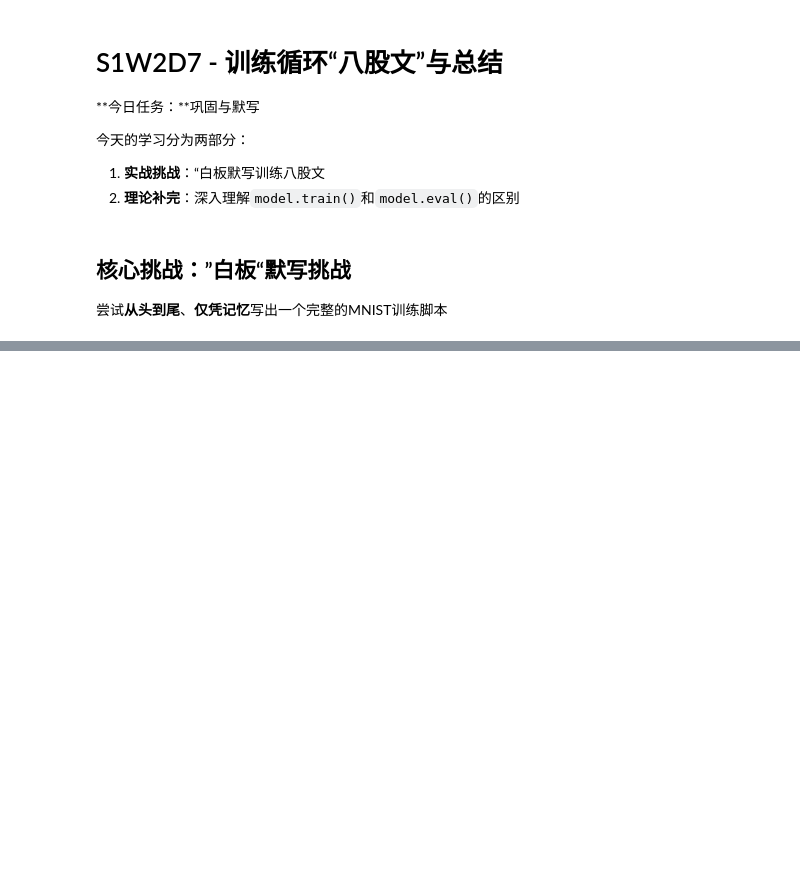
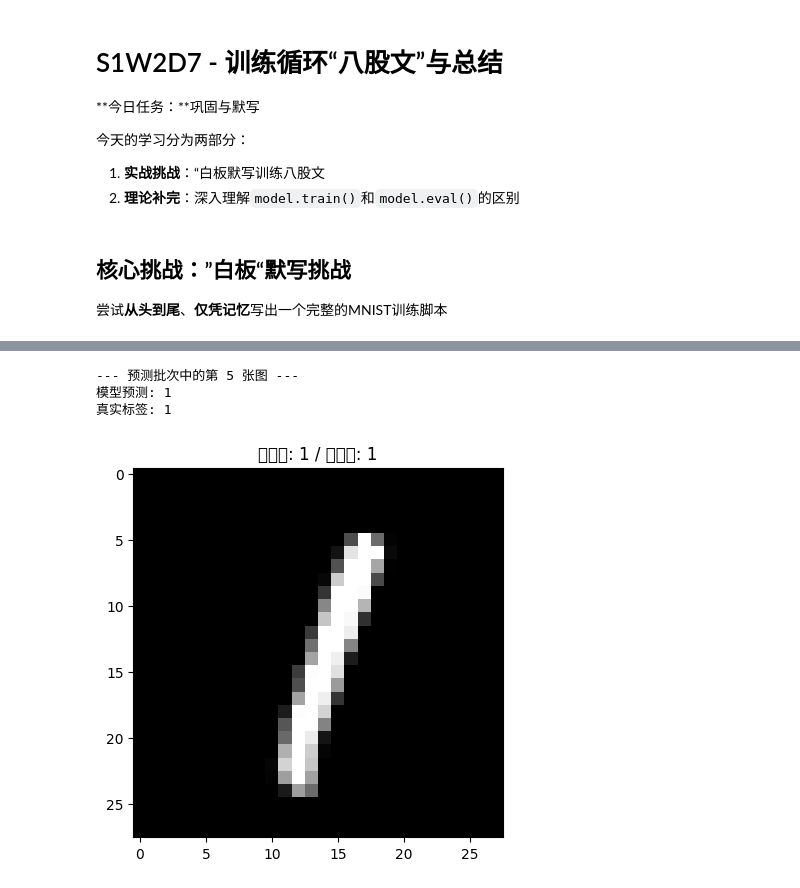
Before and after one commit to PeakVision0814/AI-Interview-Sprint, a Jupyter notebook: stage1/week2/day7.ipynb, the cells around one changed output, grey strips where cells are left out. Saved outputs shown, nothing was run; the diff lists cells and outputs as text; code cells hidden in the pictures; blank space fills up the shorter version.

```diff
--- a/stage1/week2/day7.ipynb
+++ b/stage1/week2/day7.ipynb
@@ -56,3 +107,13 @@ class MyMLP(nn.Module):
         x = self.relu(self.fc2(x))
         x = self.fc3(x)
         return x
+# %%
+from torch import optim
+# 检查cuda
+device = torch.device("cuda" if torch.cuda.is_available() else "cpu")
+logger.info(f"Using device: {device}") # <-- 使用 logger
+model = MyMLP().to(device)
+
+criterion = nn.CrossEntropyLoss()
+
+optimizer = optim.Adam(model.parameters(), lr=0.01)
@@ -58,0 +261,42 @@ class MyMLP(nn.Module):
+# %%
+# Cell 2: (方案 A - 改进版 1) 预测批次中的第 N 张图
+
+# -----------------------------------------------
+# --- 你可以修改这里的数字 (0 到 63 之间) ---
+IMAGE_INDEX_TO_PREDICT = 5
+# -----------------------------------------------
+
+# 1. (不变) 从测试集里取一个批次的数据
+try:
+    images, labels = next(iter(test_loader)) # type: ignore
+except NameError:
+    # 如果 test_loader 不存在，就重新获取
+    _, test_loader = get_data_loaders(batch_size=64, num_workers=4) # type: ignore
+    images, labels = next(iter(test_loader)) # type: ignore
+
+# 2. [修改] 取出这个批次中的第 N 张图片和标签
+image_to_predict = images[IMAGE_INDEX_TO_PREDICT].unsqueeze(0).to(device)
+true_label = labels[IMAGE_INDEX_TO_PREDICT]
+
+# 3. (不变) 执行预测
+with torch.no_grad():
+    outputs = model(image_to_predict)
+
+# 4. (不变) 解读输出
+_, predicted = torch.max(outputs.data, 1)
+predicted_digit = predicted.item()
+
+# 5. (不变) 显示结果
+print(f"--- 预测批次中的第 {IMAGE_INDEX_TO_PREDICT} 张图 ---")
+print(f"模型预测: {predicted_digit}")
+print(f"真实标签: {true_label}")
+
+# [修改] 显示你选择的图片
+plt.imshow(images[IMAGE_INDEX_TO_PREDICT].squeeze().numpy(), cmap='gray')
+plt.title(f"真实值: {true_label} / 预测值: {predicted_digit}")
+plt.show()
+# %% [output]
+--- 预测批次中的第 5 张图 ---
+模型预测: 1
+真实标签: 1
+[figure, added]
```
Also changed, not shown: parts of 5 cells of this notebook, 2 other files.
